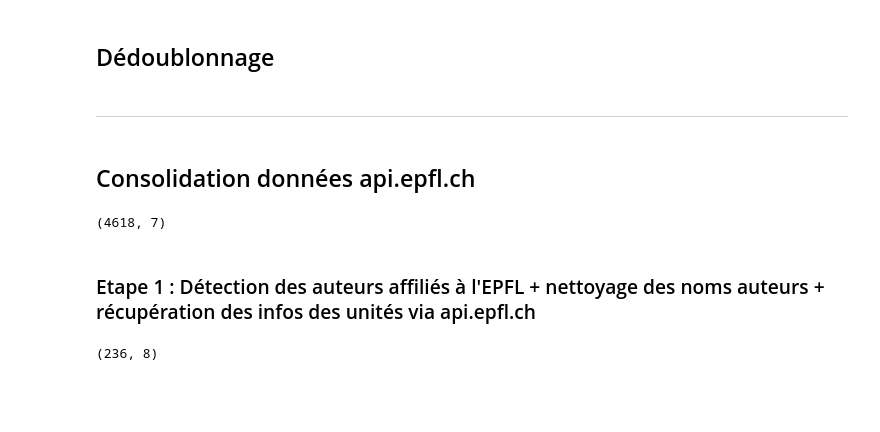
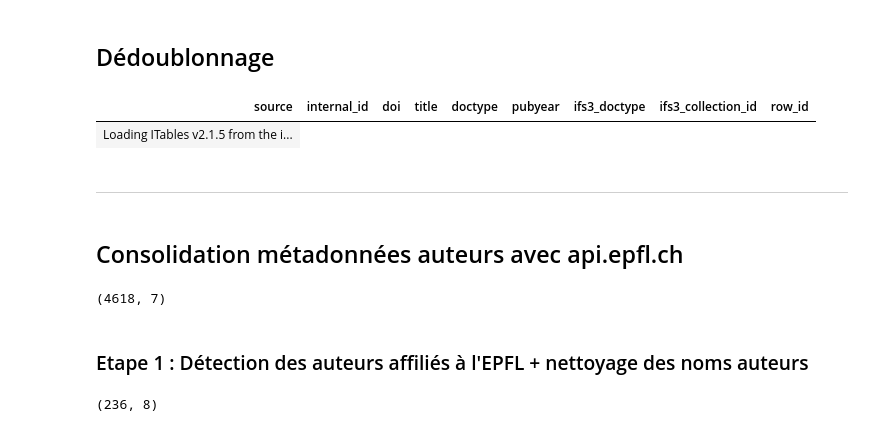
Before and after one commit to epfllibrary/infoscience-imports, a Jupyter notebook: documentation_et_exemples.ipynb, the cells around one changed output. Cells and saved outputs as stored; diff of their text form; code cells hidden in the pictures; blank space fills up the shorter version.

```diff
--- a/documentation_et_exemples.ipynb
+++ b/documentation_et_exemples.ipynb
@@ -128,10 +216,16 @@ deduplicated_sources_df = deduplicator.deduplicate_dataframes()
 df_final,df_unloaded = deduplicator.deduplicate_infoscience(deduplicated_sources_df)
 # Generate main dataframes
 df_metadata, df_authors = deduplicator.generate_main_dataframes(df_final)
+# %%
+df_metadata = pd.read_csv("harvested-data/2024_09_15/ResearchOutput.csv", encoding="utf-8")
+df_metadata
+# %% [output]
+| source | internal_id | doi | title | doctype | pubyear | ifs3_doctype | ifs3_collection_id | row_id |
+| Loading ITables v2.1.5 from the i... |
 # %% [markdown]
 ***
 # %% [markdown]
-## Consolidation données api.epfl.ch
+## Consolidation métadonnées auteurs avec api.epfl.ch
 # %%
 from data_pipeline.enricher import Processor
 # %%
@@ -140,4 +234,4 @@ df.shape
 # %% [output]
 (4618, 7)
 # %% [markdown]
-### Etape 1 : Détection des auteurs affiliés à l'EPFL + nettoyage des noms auteurs + récupération des infos des unités via api.epfl.ch
+### Etape 1 : Détection des auteurs affiliés à l'EPFL + nettoyage des noms auteurs
```
Also changed, not shown: parts of 45 cells of this notebook, 9 other files.
